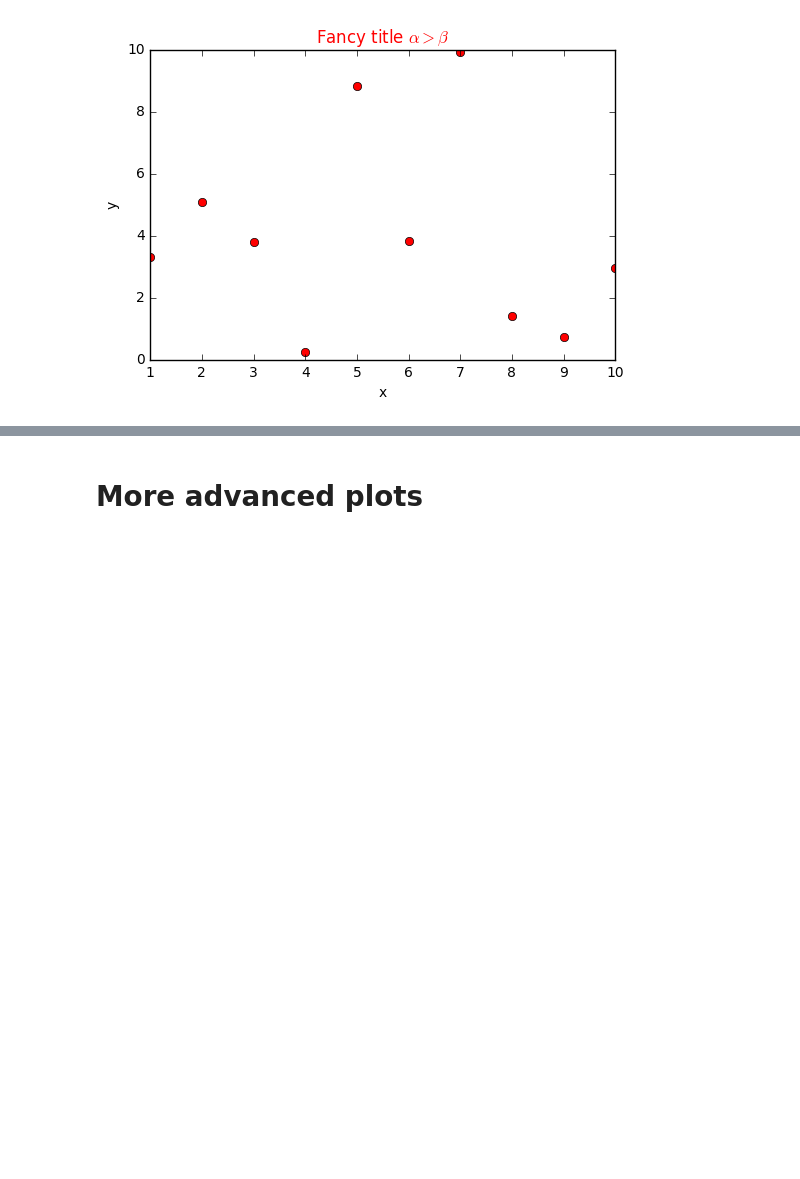
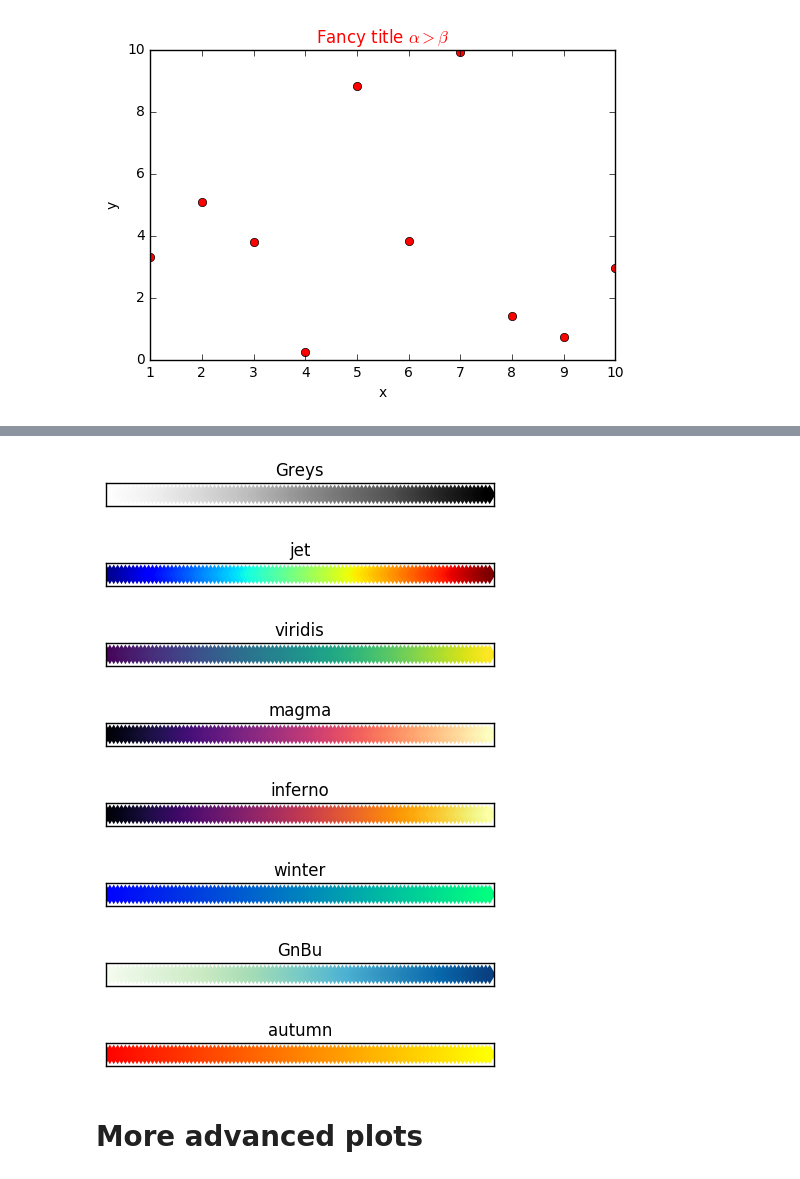
Before and after one commit to pfschus/python-tutorial-plotting, a Jupyter notebook: python_plotting_cheat_sheet.ipynb, the cells around one changed output, grey strips where cells are left out. Cells and saved outputs as stored; diff of their text form; code cells hidden in the pictures; blank space fills up the shorter version.

```diff
--- a/python_plotting_cheat_sheet.ipynb
+++ b/python_plotting_cheat_sheet.ipynb
@@ -138,3 +148,32 @@ plt.show()
+# %%
+N = 100
+x_values = np.arange(0,N)
+y_values = np.ones(N)
+c_values = np.arange(0,N)
+# %%
+cmaps = ["Greys","jet","viridis","magma","inferno","winter",'GnBu','autumn']
+
+for cmap in cmaps:
+    plt.figure(figsize=(5,.3))
+    plt.scatter(x_values,y_values,c=c_values,marker='d',s=100,edgecolor='none',cmap = cmap)
+    plt.xlim([0,100])
+    plt.ylim([.95,1.05])
+    plt.title(cmap)
+
+    frame1 = plt.gca()
+    frame1.axes.get_xaxis().set_visible(False)
+    frame1.axes.get_yaxis().set_visible(False)
+
+    plt.show()
+# %% [output]
+[figure, added]
+[figure, added]
+[figure, added]
+[figure, added]
+[figure, added]
+[figure, added]
+[figure, added]
+[figure, added]
 # %% [markdown]
 # More advanced plots
 # %% [markdown]
```
Also changed, not shown: parts of 1 cell of this notebook.
